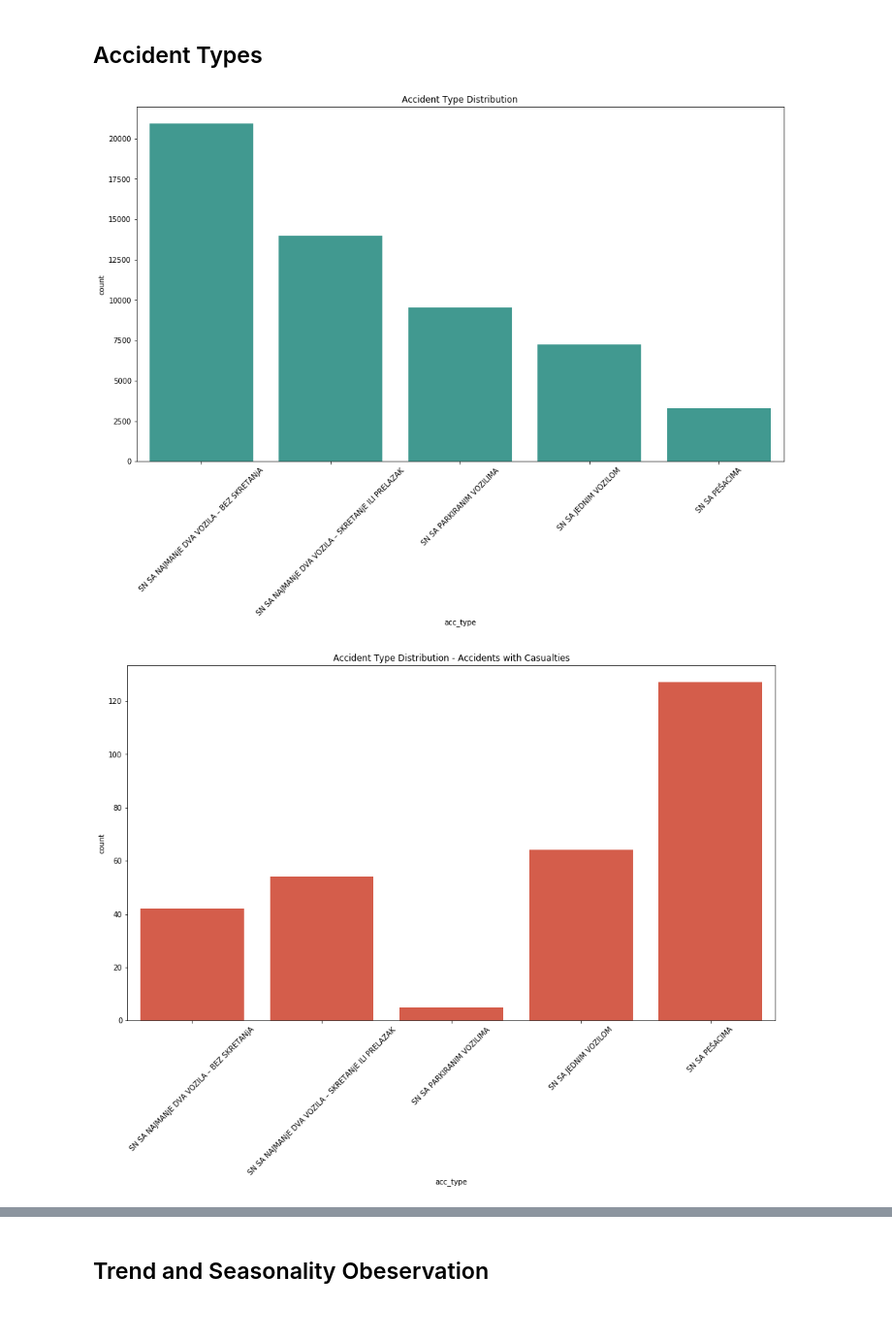
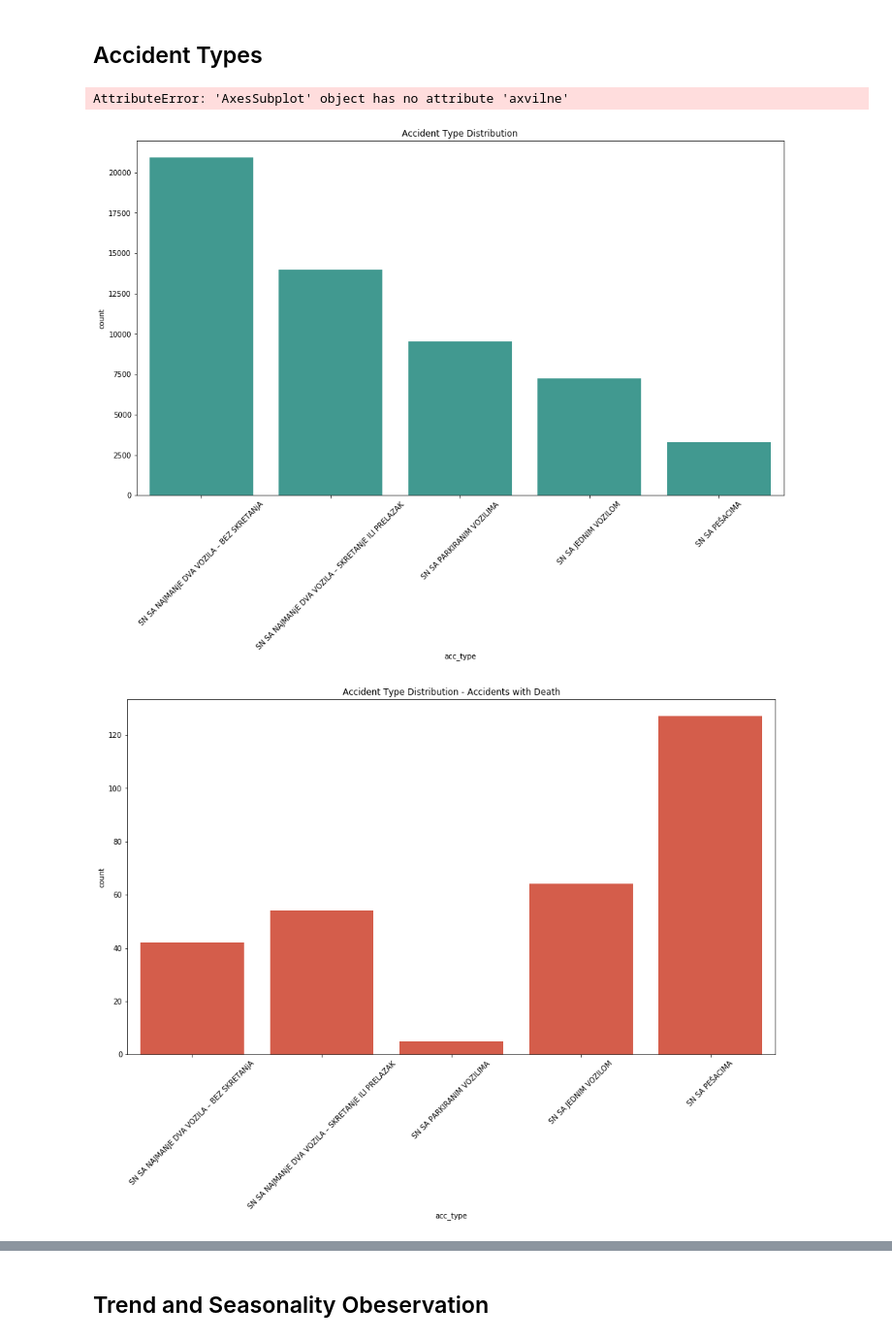
Before and after one commit to BrunnoRicci/traffic-accidents-belgrade, a Jupyter notebook: eda-traffic-belgrade.ipynb, the cells around one changed output, grey strips where cells are left out. Shown: that part at 97% size. Cells and saved outputs as stored; diff of their text form; code cells hidden in the pictures.

```diff
--- a/eda-traffic-belgrade.ipynb
+++ b/eda-traffic-belgrade.ipynb
@@ -120,5 +122,8 @@ ax = sns.countplot(df['acc_type'], order=order, color='#32a89b');
 
 ax.set_title('Accident Type Distribution')
 plt.xticks(rotation=45);
+
+ax.ax(5)
 # %% [output]
+AttributeError: 'AxesSubplot' object has no attribute 'axvilne'
 [figure]
@@ -127,11 +130,11 @@ plt.xticks(rotation=45);
 # %%
 #Plot
 topl = df[df['acc_outcome'] == 'Sa poginulim']
 order = df['acc_type'].value_counts().index
 
 ax = sns.countplot(topl['acc_type'], order=order, color='#eb4c34');
 
-ax.set_title('Accident Type Distribution - Accidents with Casualties')
+ax.set_title('Accident Type Distribution - Accidents with Death')
 plt.xticks(rotation=45);
 # %% [output]
-[figure, old version]
+[figure, new version]
```
Also changed, not shown: parts of 3 cells of this notebook, 2 other files.
